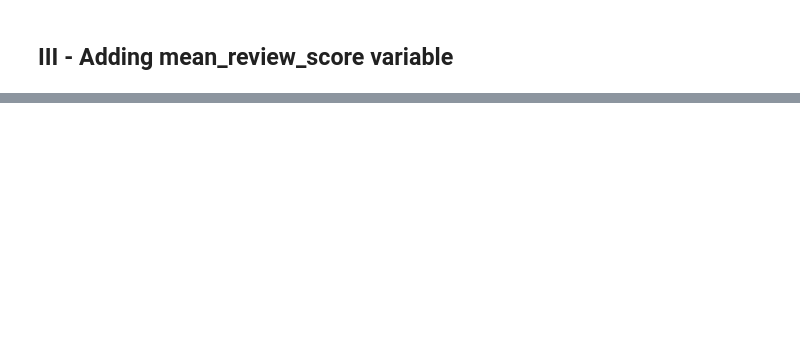
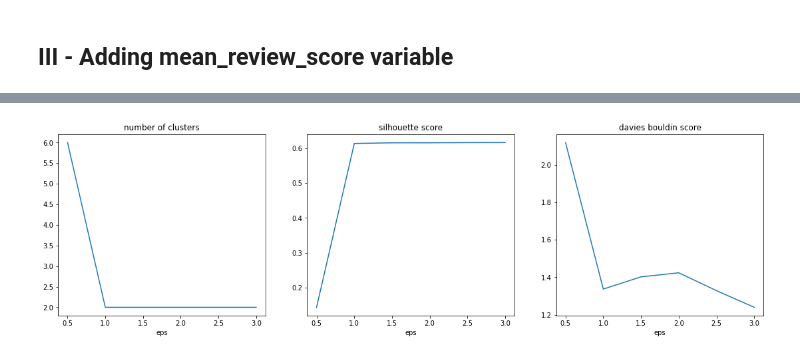
Before and after one commit to RobinPbt/P5-Openclassrooms, a Jupyter notebook: P5_modeling.ipynb, the cells around one changed output, grey strips where cells are left out. Saved outputs shown, nothing was run; the diff lists cells and outputs as text; code cells hidden in the pictures; blank space fills up the shorter version.

```diff
--- a/P5_modeling.ipynb
+++ b/P5_modeling.ipynb
@@ -909,0 +1034,6 @@ relation_variable_clusters(selected_model, X_simplified, figsize=(19,6))
+# %%
+# DBSCAN with min_samples=100
+
+DBSCAN_100 = test_DBSCAN(processed_X_reduced_1, eps_range=np.linspace(0.5,3,6), min_samples=100)
+# %% [output]
+[figure, added]
```
Also changed, not shown: parts of 101 cells of this notebook, 1 other file.
